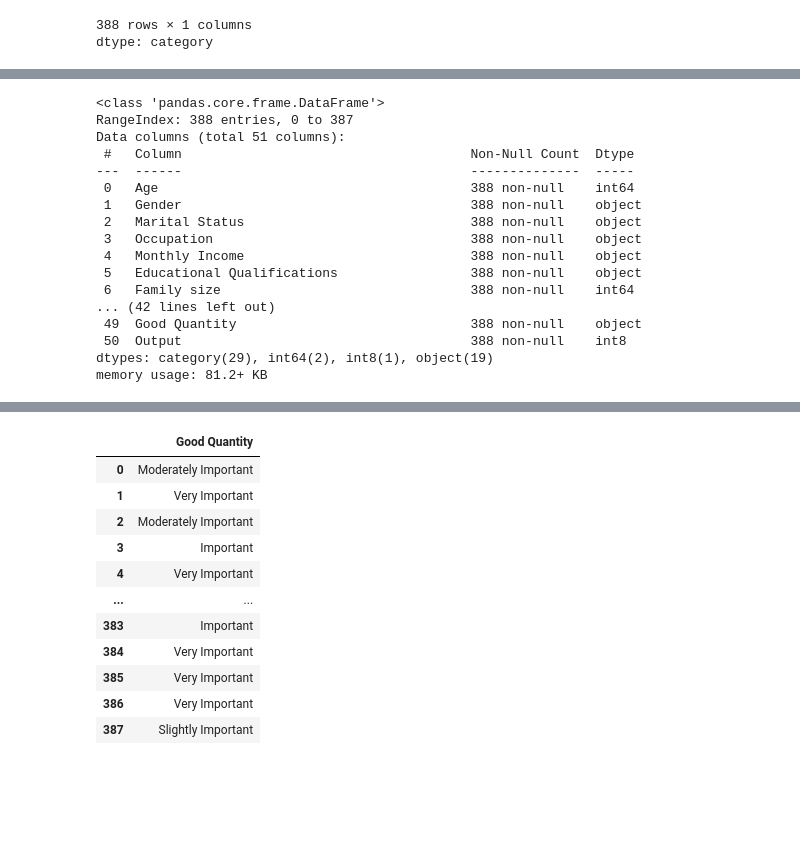
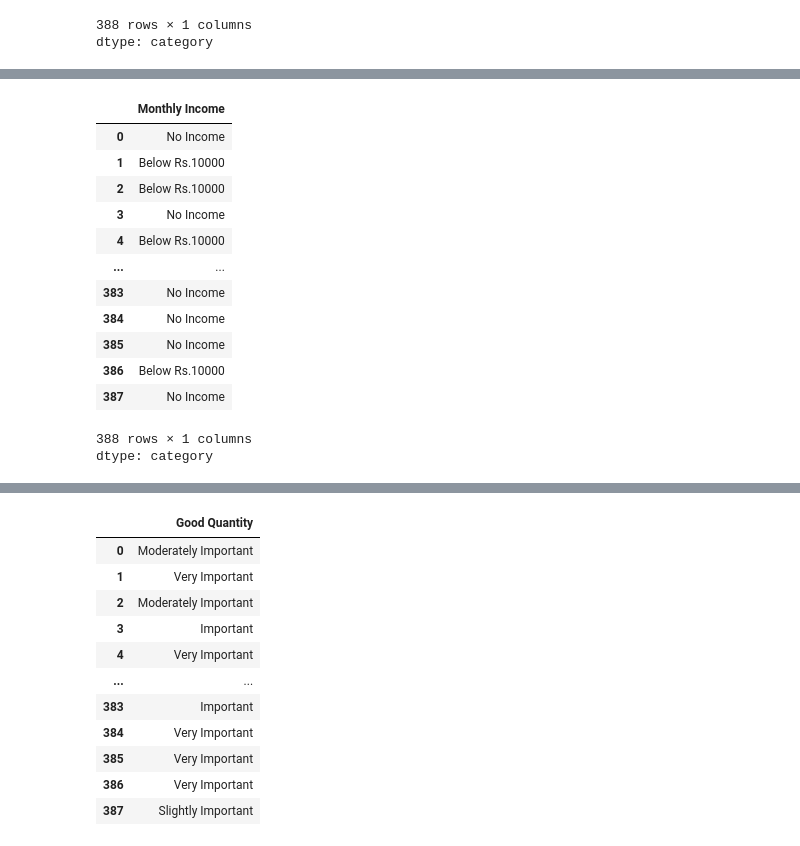
Before and after one commit to mayamoneib/deliveryfood, a Jupyter notebook: delivery2.ipynb, the cells around one changed output, grey strips where cells are left out. Drawn from its saved outputs; the diff is of its cells as text; code cells hidden in the pictures; blank space fills up the shorter version.

```diff
--- a/delivery2.ipynb
+++ b/delivery2.ipynb
@@ -220,20 +197,60 @@ df_copy[df_copy['Ease and convenient'] <= 'Strongly disagree']
-# %%
-df_copy.info()
-# %% [output]
-<class 'pandas.core.frame.DataFrame'>
-RangeIndex: 388 entries, 0 to 387
-Data columns (total 51 columns):
- #   Column                                     Non-Null Count  Dtype
----  ------                                     --------------  -----
- 0   Age                                        388 non-null    int64
- 1   Gender                                     388 non-null    object
- 2   Marital Status                             388 non-null    object
- 3   Occupation                                 388 non-null    object
- 4   Monthly Income                             388 non-null    object
- 5   Educational Qualifications                 388 non-null    object
- 6   Family size                                388 non-null    int64
-... (42 lines left out)
- 49  Good Quantity                              388 non-null    object
- 50  Output                                     388 non-null    int8
-dtypes: category(29), int64(2), int8(1), object(19)
-memory usage: 81.2+ KB
+# %%
+from sklearn.preprocessing import LabelEncoder
+
+label = LabelEncoder()
+columns_to_order = [
+    "Ease and convenient", "Time saving", "More restaurant choices", "Easy Payment option",
+    "More Offers and Discount", "Good Food quality", "Good Tracking system", "Self Cooking",
+    "Health Concern", "Late Delivery", "Poor Hygiene", "Bad past experience", "Unavailability",
+    "Unaffordable", "Long delivery time", "Delay of delivery person getting assigned",
+    "Delay of delivery person picking up food", "Wrong order delivered", "Missing item",
+    "Order placed by mistake", "Residence in busy location", "Google Maps Accuracy",
+    "Good Road Condition", "Low quantity low time", "Delivery person ability"
+]
+
+# Apply categorical ordering to each column
+for col in columns_to_order:
+   df_copy[col] = label.fit_transform(df_copy[col])
+# %%
+#from sklearn.preprocessing import LabelEncoder
+
+label = LabelEncoder()
+columns_to_order = [
+    "Less Delivery time", "High Quality of package", "Number of calls", "Politeness",
+    "Freshness ", "Temperature", "Good Taste ", "Good Quantity"
+]
+
+# Apply categorical ordering to each column
+for col in columns_to_order:
+   df_copy[col] = label.fit_transform(df_copy[col])
+# %%
+# Define the order of categories
+ordered_categories = ['No Income', 'Below Rs.10000', '10001 to 25000', '25001 to 50000', 'More than 50000']
+
+# List of columns that need to be converted
+columns_to_order = [
+    "Monthly Income"
+]
+
+# Apply categorical ordering to each column
+for col in columns_to_order:
+    df_copy[col] = pd.Categorical(df_copy[col], categories=ordered_categories, ordered=True)
+
+# Verify changes
+#print(df_copy.dtypes)  # Check the data types to confirm categorical conversion
+df_copy[col]
+# %% [output]
+|  | Monthly Income |
+| 0 | No Income |
+| 1 | Below Rs.10000 |
+| 2 | Below Rs.10000 |
+| 3 | No Income |
+| 4 | Below Rs.10000 |
+| ... | ... |
+| 383 | No Income |
+| 384 | No Income |
+| 385 | No Income |
+| 386 | Below Rs.10000 |
+| 387 | No Income |
+388 rows × 1 columns
+dtype: category
```
Also changed, not shown: parts of 18 cells of this notebook.
